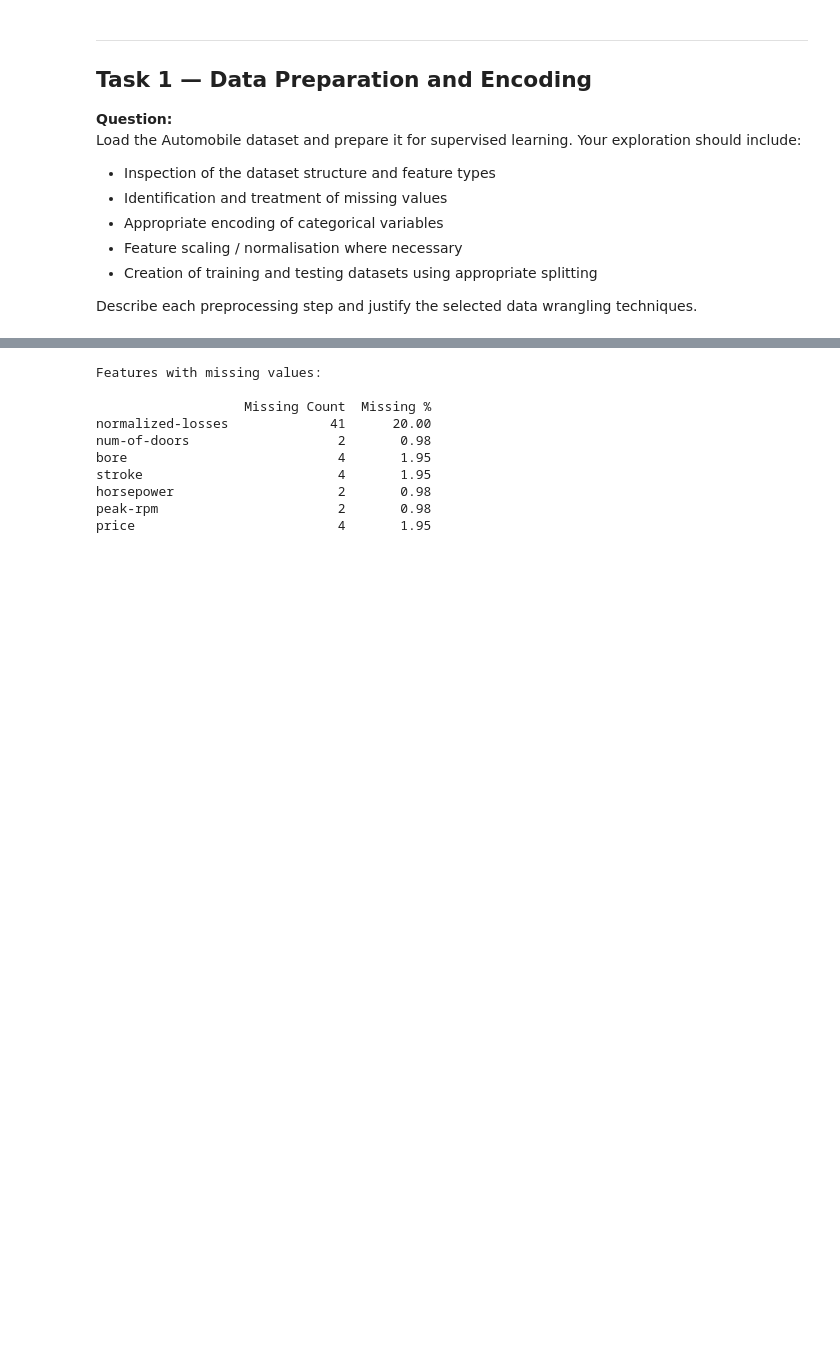
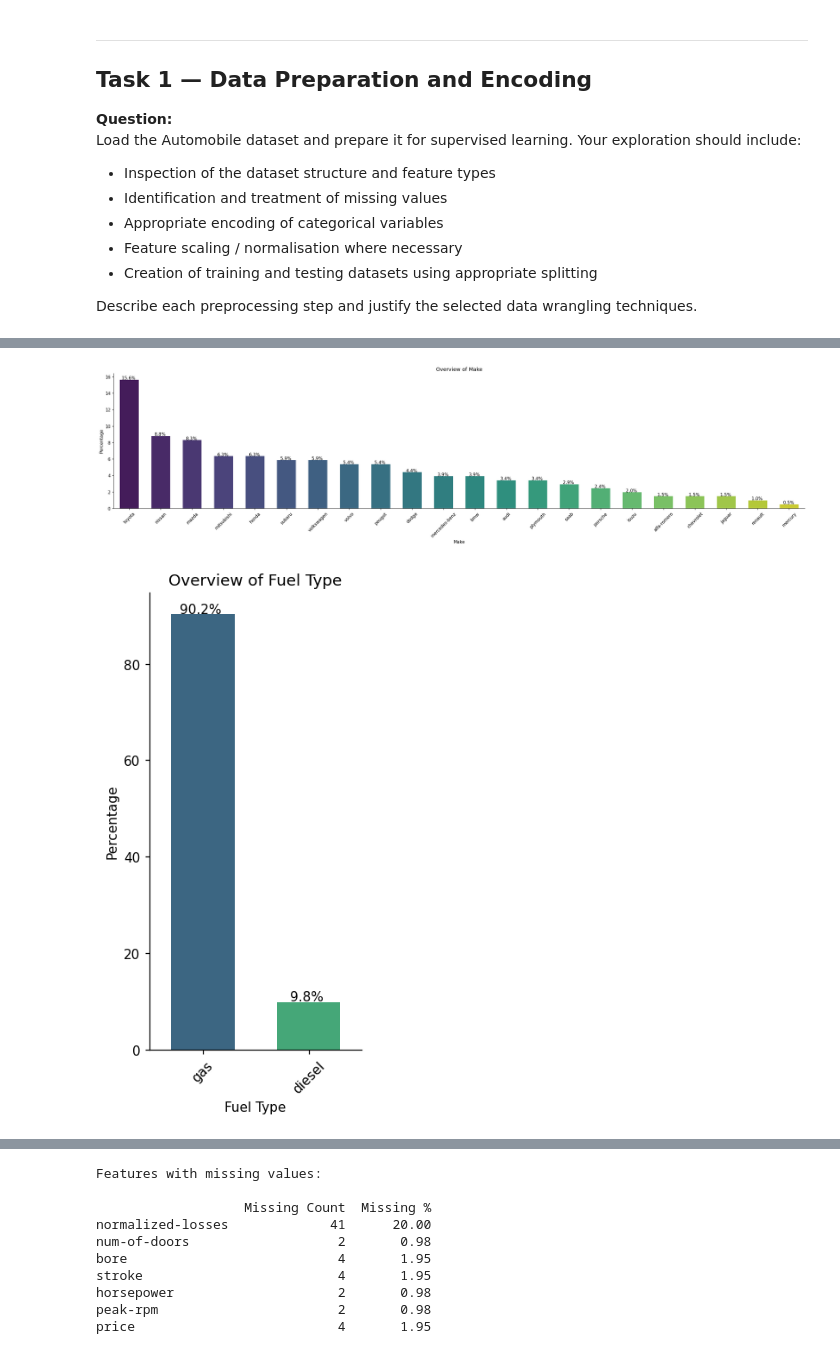
Before and after one commit to Rajesh2015/MSMLRepoSolution, a Jupyter notebook: SG-720-Machine Learning/automobile_analysis.ipynb, the cells around one changed output, grey strips where cells are left out. Drawn from its saved outputs; the diff is of its cells as text; code cells hidden in the pictures; blank space fills up the shorter version.

```diff
--- a/SG-720-Machine Learning/automobile_analysis.ipynb
+++ b/SG-720-Machine Learning/automobile_analysis.ipynb
@@ -262,0 +381,25 @@ First 3 rows:
+# %%
+# List of important categorical columns
+categorical_columns = [
+    "make",
+    "fuel-type",
+    "aspiration",
+    "body-style",
+    "drive-wheels",
+    "engine-location",
+    "engine-type",
+    "num-of-cylinders",
+    "fuel-system"
+]
+
+# Plot all important categorical variables
+for col in categorical_columns:
+    plot_bar_chart_percentage(
+        df,
+        column_name=col,
+        xlabel=col.replace('-', ' ').title(),
+        pellete='viridis'
+    )
+# %% [output]
+[figure, added]
+[figure, added]
```
Also changed, not shown: parts of 13 cells of this notebook.
